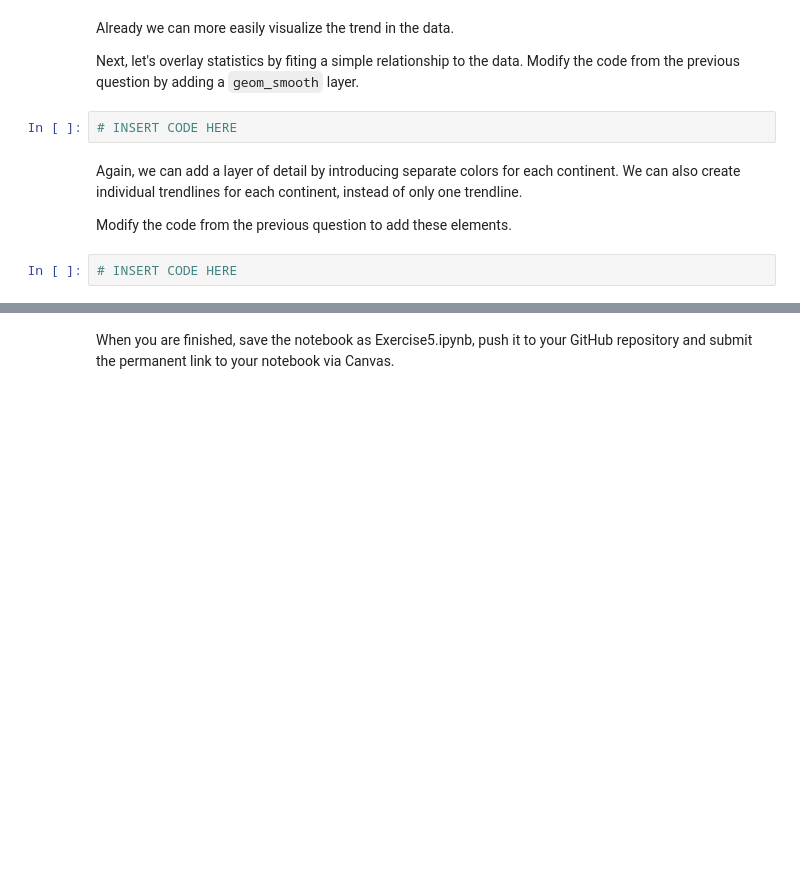
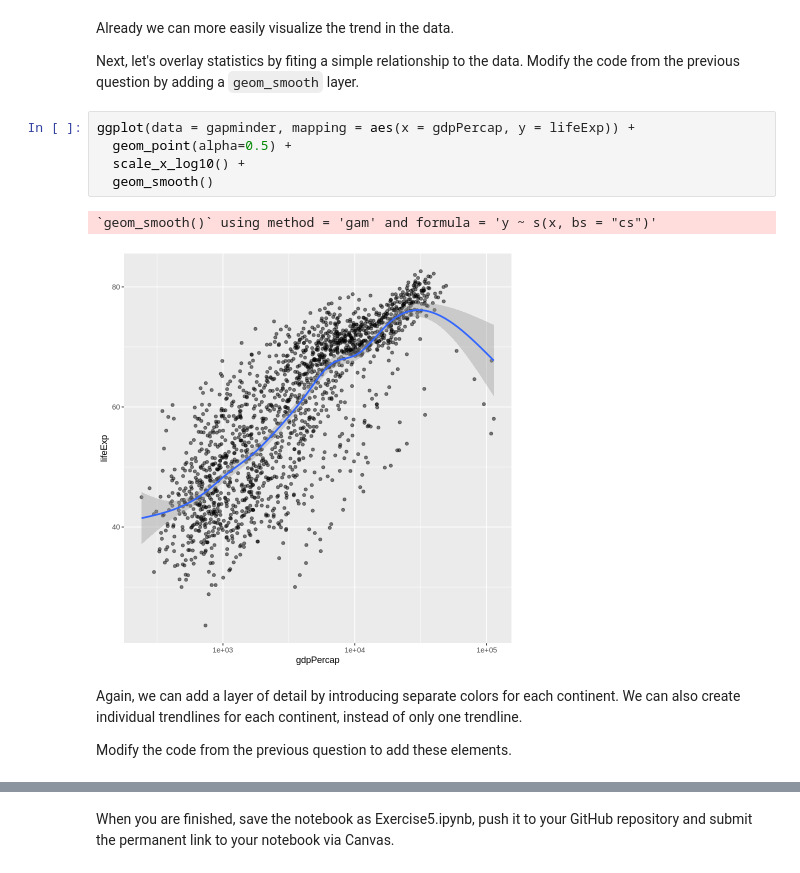
Before and after one commit to scelliot-cpu/Elliott_DSPN_26, a Jupyter notebook: ExerciseSubmissions/05_visualization-as-analysis.ipynb, the cells around one changed output, grey strips where cells are left out. Drawn from its saved outputs; the diff is of its cells as text; blank space fills up the shorter version.

```diff
--- a/ExerciseSubmissions/05_visualization-as-analysis.ipynb
+++ b/ExerciseSubmissions/05_visualization-as-analysis.ipynb
@@ -127,11 +131,15 @@ Modify the code above to incorporate these two changes (scale and transparency).
 Already we can more easily visualize the trend in the data.
 
 Next, let's overlay statistics by fiting a simple relationship to the data. Modify the code from the previous question by adding a `geom_smooth` layer.
-# %%
-# INSERT CODE HERE
+# %%
+ggplot(data = gapminder, mapping = aes(x = gdpPercap, y = lifeExp)) +
+  geom_point(alpha=0.5) +
+  scale_x_log10() +
+  geom_smooth()
+# %% [output]
+`geom_smooth()` using method = 'gam' and formula = 'y ~ s(x, bs = "cs")'
+[figure, added]
 # %% [markdown]
 Again, we can add a layer of detail by introducing separate colors for each continent. We can also create individual trendlines for each continent, instead of only one trendline.
 
 Modify the code from the previous question to add these elements.
-# %%
-# INSERT CODE HERE
```
Also changed, not shown: parts of 3 cells of this notebook.
